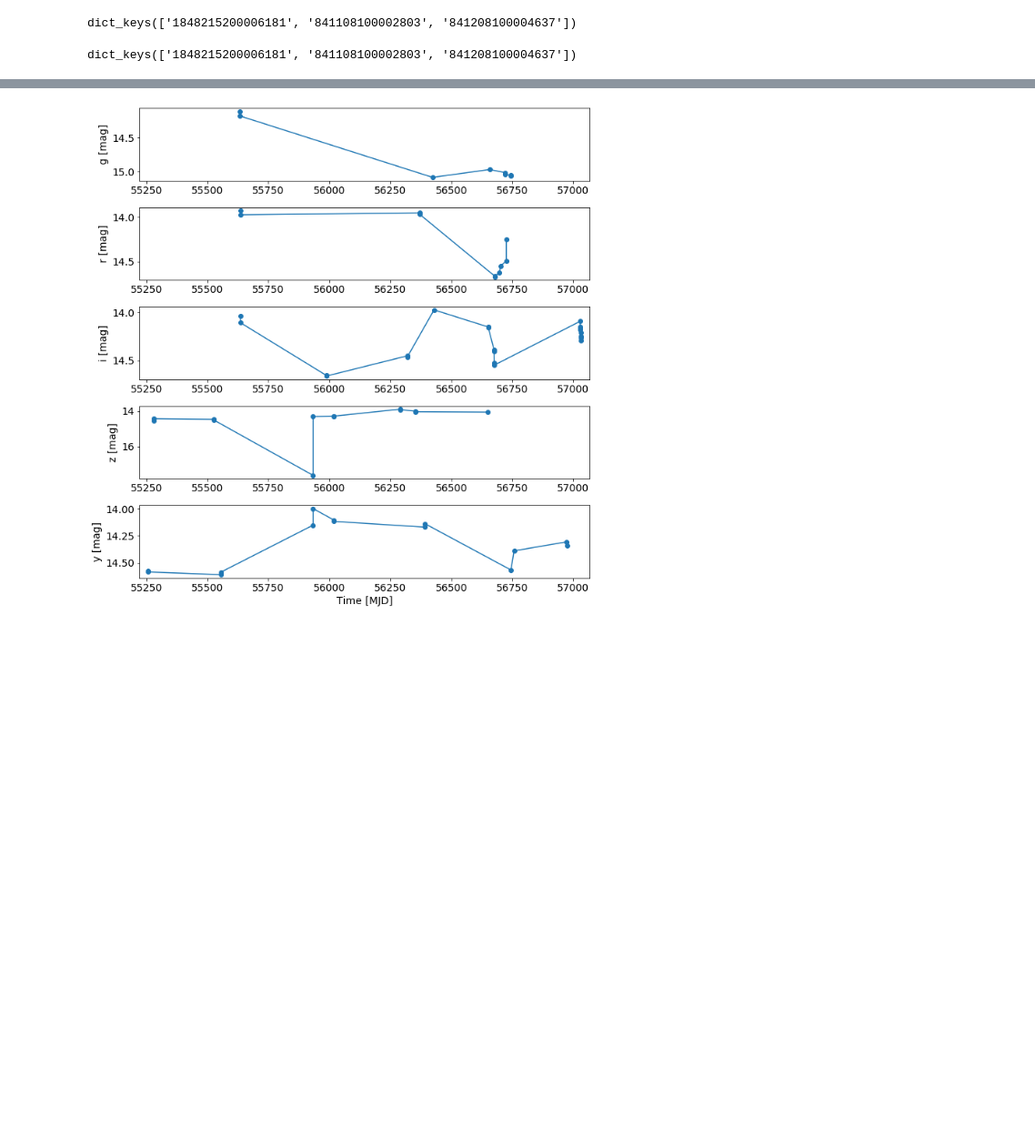
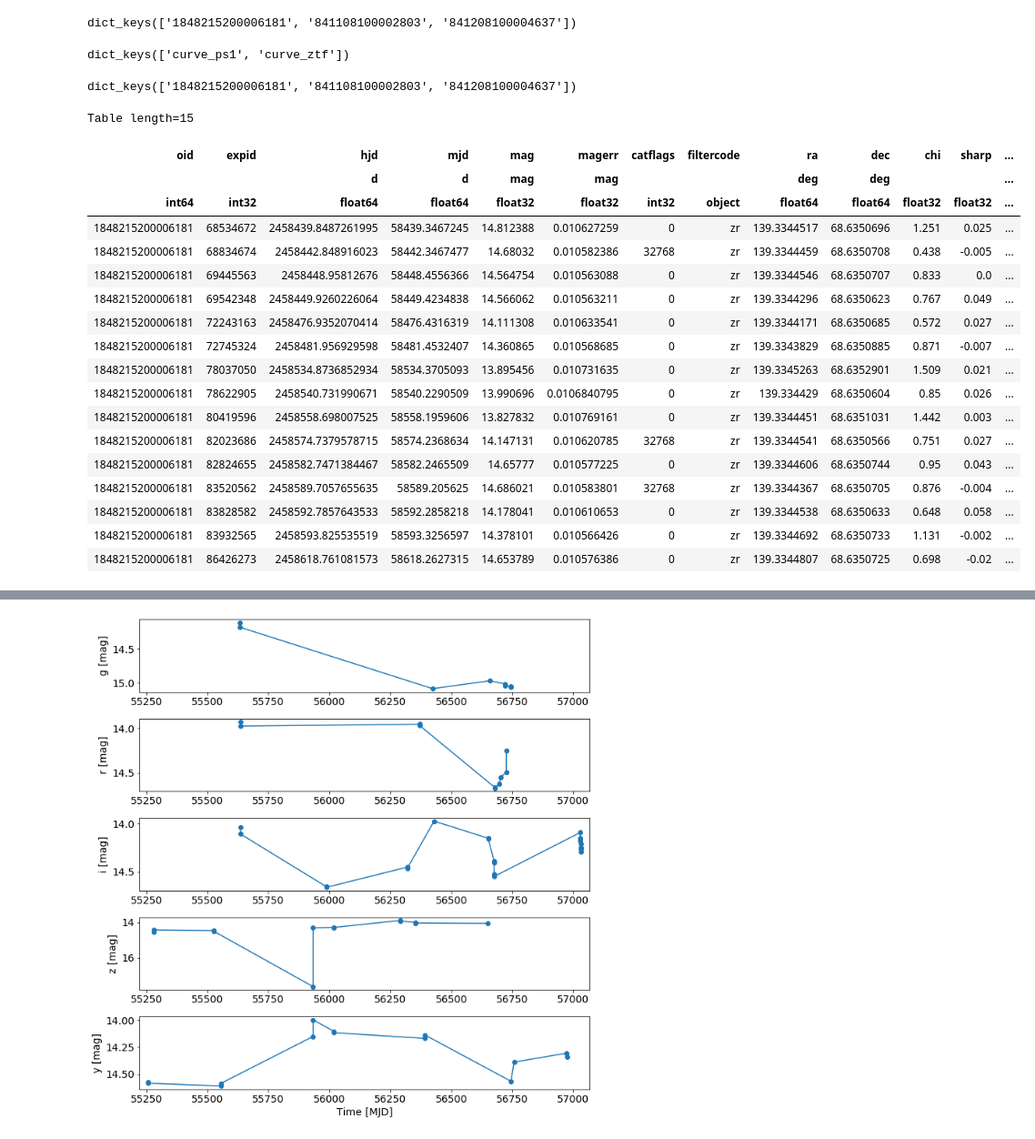
Before and after one commit to fernandezeric/LightCurvesApi, a Jupyter notebook: LightCurvesNotebook/prueba alfa.ipynb, the cells around one changed output, grey strips where cells are left out. Shown at 91% size. Saved outputs shown, nothing was run; the diff lists cells and outputs as text; code cells hidden in the pictures; blank space fills up the shorter version.

```diff
--- a/LightCurvesNotebook/prueba alfa.ipynb
+++ b/LightCurvesNotebook/prueba alfa.ipynb
@@ -51,20 +50,42 @@ dict_keys(['1848215200006181', '841108100002803', '841208100004637'])
 #hms_tuple(h=4.0, m=34.0, s=32.414496000003936)
 #'9h17m20.26793280000689s + 4h34m32.414496000003936s'
 
-rhms = consulta_hms('9h17m20.26793280000689s + 4h34m32.414496000003936s',0.0002777,'csv','ztf' )
+rhms = consulta_hms('9h17m20.26793280000689s + 4h34m32.414496000003936s',0.0002777,'votable','ztf,ps1' )
 #rhrs.text
+# %%
+catalog_hms = rhms.json().keys()
+catalog_hms
+# %% [output]
+dict_keys(['curve_ps1', 'curve_ztf'])
 # %%
 rhms.json()['curve_ztf'].keys()
 # %% [output]
 dict_keys(['1848215200006181', '841108100002803', '841208100004637'])
 # %%
 # devuelve la tabla de astropy (para procesesar)en caso de recibir un VOTable
-votable = rdg.json()['curve_ztf']['841208100004637'].encode(encoding='UTF-8')
+votable = rhms.json()['curve_ztf']['1848215200006181'].encode(encoding='UTF-8')
 bio = io.BytesIO(votable)
 table = parse_single_table(bio).to_table()
-
-#en caso de quererlo como votable
-#votable = parse(bio)
-#votable.get_frist_table()
+table
+# %% [output]
+Table length=15
+| oid | expid | hjd | mjd | mag | magerr | catflags | filtercode | ra | dec | chi | sharp | ... |
+|  |  | d | d | mag | mag |  |  | deg | deg |  |  | ... |
+| int64 | int32 | float64 | float64 | float32 | float32 | int32 | object | float64 | float64 | float32 | float32 | ... |
+| 1848215200006181 | 68534672 | 2458439.8487261995 | 58439.3467245 | 14.812388 | 0.010627259 | 0 | zr | 139.3344517 | 68.6350696 | 1.251 | 0.025 | ... |
+| 1848215200006181 | 68834674 | 2458442.848916023 | 58442.3467477 | 14.68032 | 0.010582386 | 32768 | zr | 139.3344459 | 68.6350708 | 0.438 | -0.005 | ... |
+| 1848215200006181 | 69445563 | 2458448.95812676 | 58448.4556366 | 14.564754 | 0.010563088 | 0 | zr | 139.3344546 | 68.6350707 | 0.833 | 0.0 | ... |
+| 1848215200006181 | 69542348 | 2458449.9260226064 | 58449.4234838 | 14.566062 | 0.010563211 | 0 | zr | 139.3344296 | 68.6350623 | 0.767 | 0.049 | ... |
+| 1848215200006181 | 72243163 | 2458476.9352070414 | 58476.4316319 | 14.111308 | 0.010633541 | 0 | zr | 139.3344171 | 68.6350685 | 0.572 | 0.027 | ... |
+| 1848215200006181 | 72745324 | 2458481.956929598 | 58481.4532407 | 14.360865 | 0.010568685 | 0 | zr | 139.3343829 | 68.6350885 | 0.871 | -0.007 | ... |
+| 1848215200006181 | 78037050 | 2458534.8736852934 | 58534.3705093 | 13.895456 | 0.010731635 | 0 | zr | 139.3345263 | 68.6352901 | 1.509 | 0.021 | ... |
+| 1848215200006181 | 78622905 | 2458540.731990671 | 58540.2290509 | 13.990696 | 0.0106840795 | 0 | zr | 139.334429 | 68.6350604 | 0.85 | 0.026 | ... |
+| 1848215200006181 | 80419596 | 2458558.698007525 | 58558.1959606 | 13.827832 | 0.010769161 | 0 | zr | 139.3344451 | 68.6351031 | 1.442 | 0.003 | ... |
+| 1848215200006181 | 82023686 | 2458574.7379578715 | 58574.2368634 | 14.147131 | 0.010620785 | 32768 | zr | 139.3344541 | 68.6350566 | 0.751 | 0.027 | ... |
+| 1848215200006181 | 82824655 | 2458582.7471384467 | 58582.2465509 | 14.65777 | 0.010577225 | 0 | zr | 139.3344606 | 68.6350744 | 0.95 | 0.043 | ... |
+| 1848215200006181 | 83520562 | 2458589.7057655635 | 58589.205625 | 14.686021 | 0.010583801 | 32768 | zr | 139.3344367 | 68.6350705 | 0.876 | -0.004 | ... |
+| 1848215200006181 | 83828582 | 2458592.7857643533 | 58592.2858218 | 14.178041 | 0.010610653 | 0 | zr | 139.3344538 | 68.6350633 | 0.648 | 0.058 | ... |
+| 1848215200006181 | 83932565 | 2458593.825535519 | 58593.3256597 | 14.378101 | 0.010566426 | 0 | zr | 139.3344692 | 68.6350733 | 1.131 | -0.002 | ... |
+| 1848215200006181 | 86426273 | 2458618.761081573 | 58618.2627315 | 14.653789 | 0.010576386 | 0 | zr | 139.3344807 | 68.6350725 | 0.698 | -0.02 | ... |
 # %%
 # devuelve la tabla de astropy, en caso de recivir un csv
```
Also changed, not shown: parts of 9 cells of this notebook, 2 other files.
